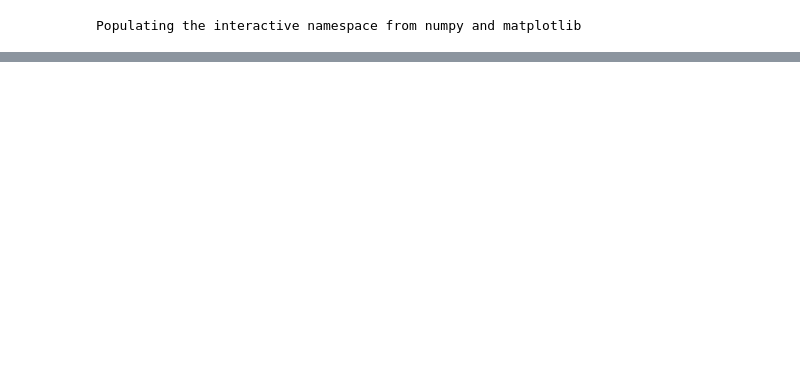
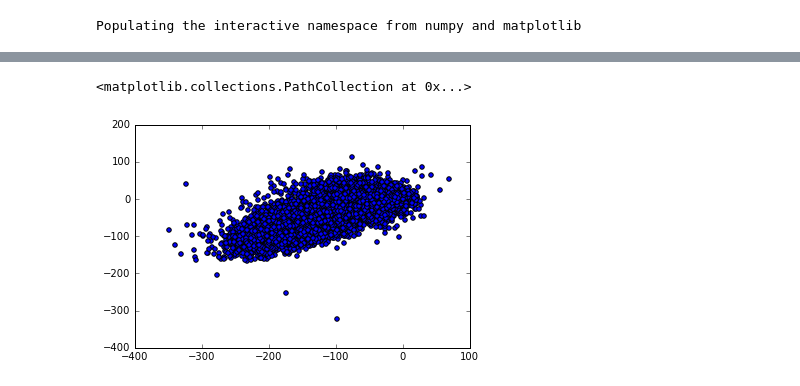
Before and after one commit to conwaywong/dse_capstone, a Jupyter notebook: traffic/src/pivot/Eigs Work.ipynb, the cells around one changed output, grey strips where cells are left out. Saved outputs shown, nothing was run; the diff lists cells and outputs as text; code cells hidden in the pictures; blank space fills up the shorter version.

```diff
--- a/traffic/src/pivot/Eigs Work.ipynb
+++ b/traffic/src/pivot/Eigs Work.ipynb
@@ -75,0 +144,5 @@ plt.scatter([x[0] for x in vec2proj], [y[1] for y in vec2proj])
+# %%
+plt.scatter([x[0] for x in vec2proj2], [y[1] for y in vec2proj2])
+# %% [output]
+<matplotlib.collections.PathCollection at 0x...>
+[figure, added]
```
Also changed, not shown: parts of 41 cells of this notebook, 2 other files.
